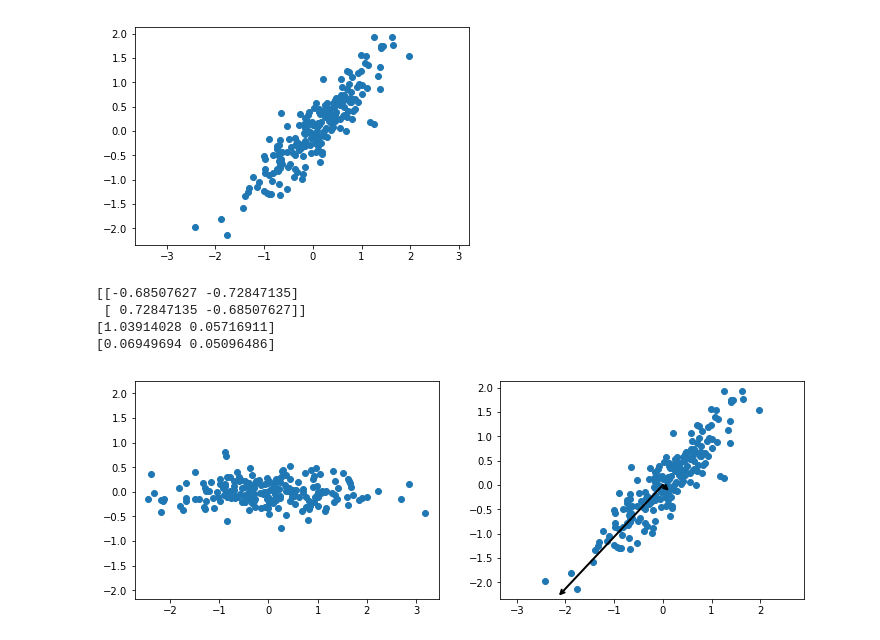
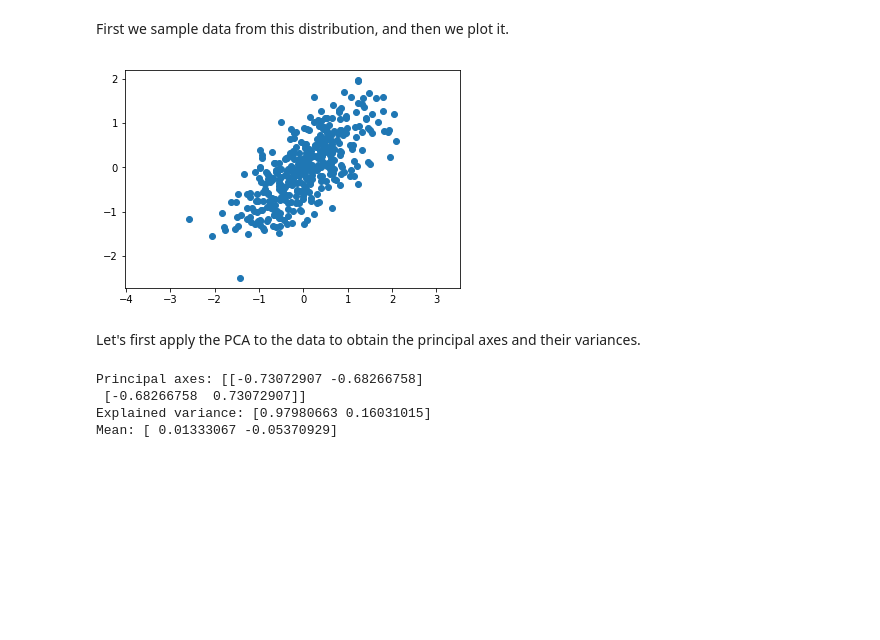
Before and after one commit to jttoivon/data-analysis-with-python-spring-2019, a Jupyter notebook: pca.ipynb, the cells around one changed output. Saved outputs shown, nothing was run; the diff lists cells and outputs as text; code cells hidden in the pictures; blank space fills up the shorter version.

```diff
--- a/pca.ipynb
+++ b/pca.ipynb
@@ -7,17 +15,21 @@ from sklearn.decomposition import PCA
+# %% [markdown]
+First we sample data from this distribution, and then we plot it.
 # %%
-X=np.random.randn(2,200)
-scale=np.array([[1,0], [0,0.25]])
+rng=np.random.RandomState(0)
+X=rng.randn(2,400)
+scale=np.array([[1,0], [0,0.4]])  # Standard deviations are 1 and 0.4
 rotate=np.array([[1,-1], [1,1]]) / math.sqrt(2)
-#rotate=np.array([[1,-1], [1,1]]) / math.sqrt(2)
-#rotate=np.array([[-1,1], [1,1]]) / math.sqrt(2)
-#rotate=np.array([[1,0], [0,1]])
-X=np.dot(scale, X)
-X=np.dot(rotate, X)
+transform = np.dot(rotate, scale)
+X=np.dot(transform, X)
+#X=np.dot(scale, X)
+#X=np.dot(rotate, X)
 X=X.T
 plt.axis('equal')
 plt.scatter(X[:,0], X[:,1]);
 # %% [output]
-[figure, old version]
+[figure, new version]
+# %% [markdown]
+Let's first apply the PCA to the data to obtain the principal axes and their variances.
 # %%
 from sklearn.decomposition import PCA
 def arrow(v1, v2, ax):
@@ -27,20 +39,11 @@ def arrow(v1, v2, ax):
     ax.annotate("", v2, v1, arrowprops=arrowprops)
 pca=PCA(2)
 pca.fit(X)
-Z=pca.transform(X)
-fig, axes = plt.subplots(1,2, figsize=(12,4))
-axes[0].axis('equal')
-axes[0].scatter(Z[:,0], Z[:,1])
-axes[1].axis('equal')
-axes[1].scatter(X[:,0], X[:,1])
-for l, v in zip(pca.explained_variance_, pca.components_):
-    arrow([0,0], v*l*3, axes[1])
-print(pca.components_)
-print(pca.explained_variance_)
-print(pca.mean_)
+print("Principal axes:", pca.components_)
+print("Explained variance:", pca.explained_variance_)
+print("Mean:", pca.mean_)
 # %% [output]
-[[-0.68507627 -0.72847135]
- [ 0.72847135 -0.68507627]]
-[1.03914028 0.05716911]
-[0.06949694 0.05096486]
+Principal axes: [[-0.73072907 -0.68266758]
+ [-0.68266758  0.73072907]]
+Explained variance: [0.97980663 0.16031015]
+Mean: [ 0.01333067 -0.05370929]
-[figure, removed]
```
Also changed, not shown: parts of 12 cells of this notebook, 1 other file.
